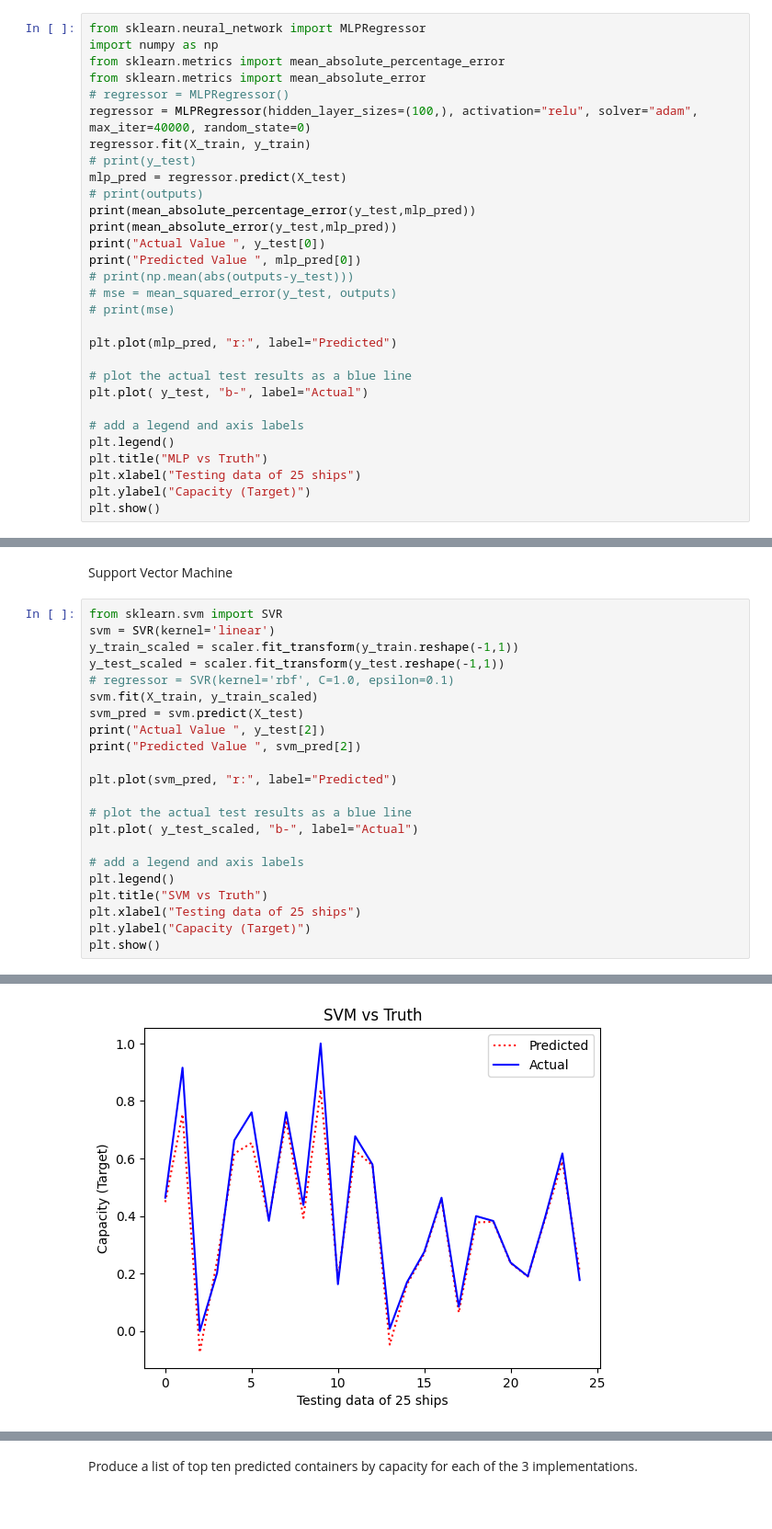
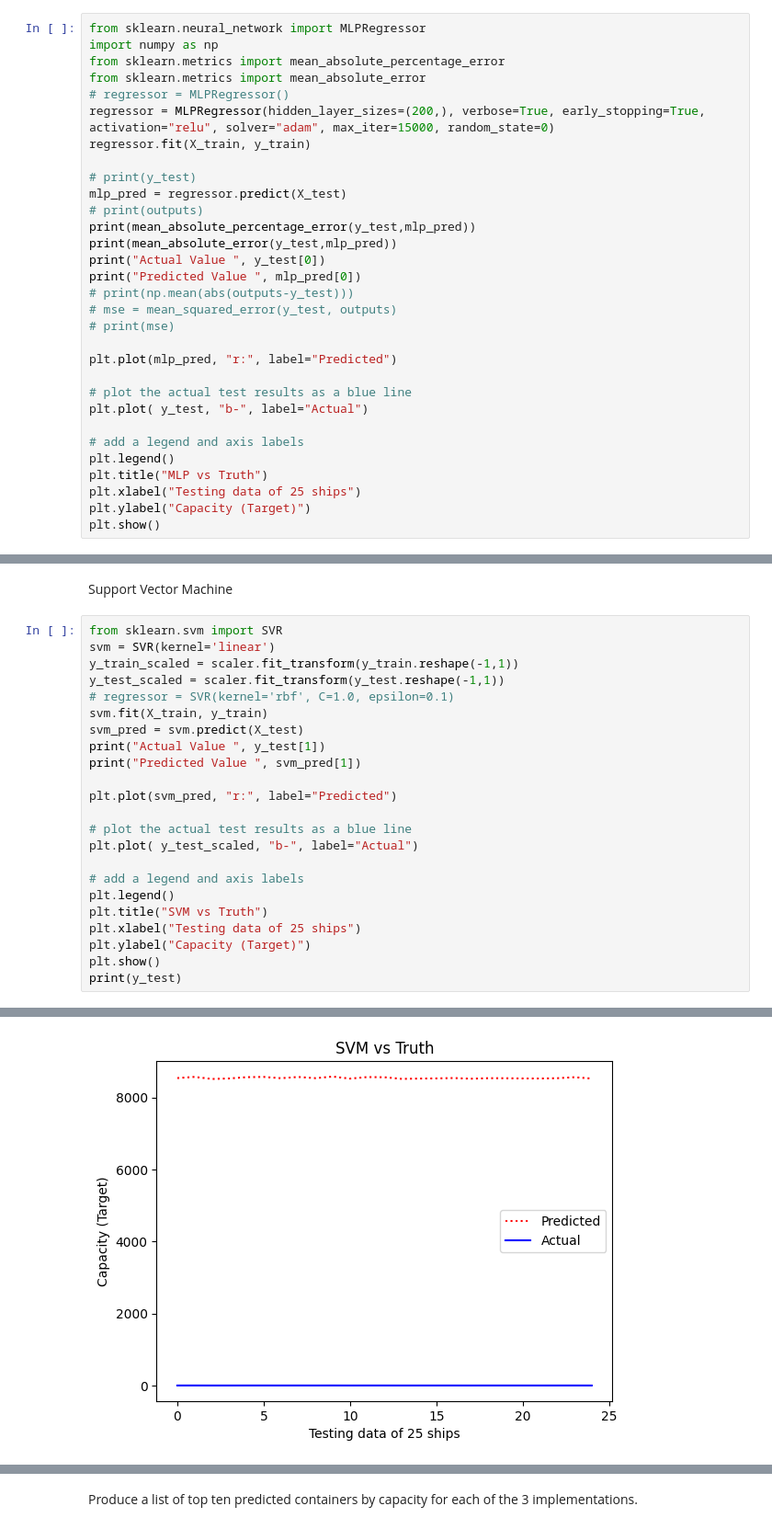
Before and after one commit to ricky11/COMP2002-AI, a Jupyter notebook: 1.1 Data Prep/Assessment2.ipynb, the cells around one changed output, grey strips where cells are left out. Shown at 92% size. Drawn from its saved outputs; the diff is of its cells as text.

```diff
--- a/1.1 Data Prep/Assessment2.ipynb
+++ b/1.1 Data Prep/Assessment2.ipynb
@@ -240,8 +239,9 @@ import numpy as np
 from sklearn.metrics import mean_absolute_percentage_error
 from sklearn.metrics import mean_absolute_error
 # regressor = MLPRegressor()
-regressor = MLPRegressor(hidden_layer_sizes=(100,), activation="relu", solver="adam", max_iter=40000, random_state=0)
+regressor = MLPRegressor(hidden_layer_sizes=(200,), verbose=True, early_stopping=True, activation="relu", solver="adam", max_iter=15000, random_state=0)
 regressor.fit(X_train, y_train)
+
 # print(y_test)
 mlp_pred = regressor.predict(X_test)
 # print(outputs)
@@ -278,10 +291,10 @@ svm = SVR(kernel='linear')
 y_train_scaled = scaler.fit_transform(y_train.reshape(-1,1))
 y_test_scaled = scaler.fit_transform(y_test.reshape(-1,1))
 # regressor = SVR(kernel='rbf', C=1.0, epsilon=0.1)
-svm.fit(X_train, y_train_scaled)
+svm.fit(X_train, y_train)
 svm_pred = svm.predict(X_test)
-print("Actual Value ", y_test[2])
-print("Predicted Value ", svm_pred[2])
+print("Actual Value ", y_test[1])
+print("Predicted Value ", svm_pred[1])
 
 plt.plot(svm_pred, "r:", label="Predicted")
 
@@ -294,4 +307,5 @@ plt.title("SVM vs Truth")
 plt.xlabel("Testing data of 25 ships")
 plt.ylabel("Capacity (Target)")
 plt.show()
+print(y_test)
 # %% [output]
@@ -300 +314 @@ Predicted Value  -0.07415475014912282
-[figure, old version]
+[figure, new version]
```
Also changed, not shown: parts of 4 cells of this notebook, 1 other file.
